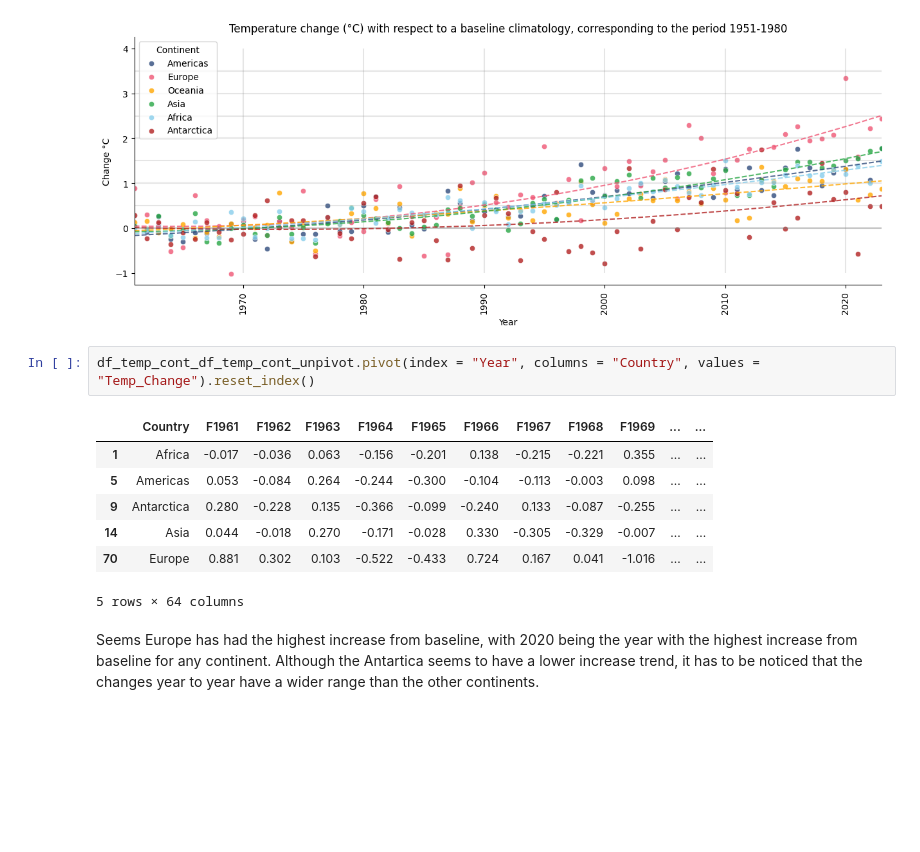
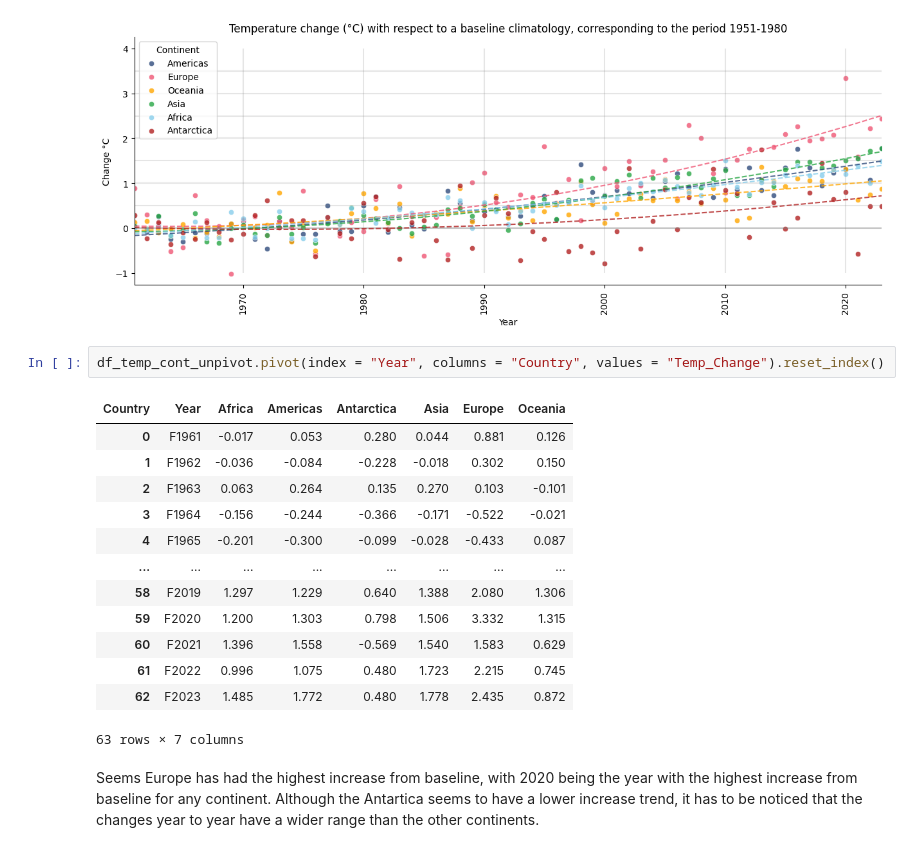
Before and after one commit to VarenkaRico/VarenkaRico.github.io, a Jupyter notebook: IMF_ClimateData/ChangeTemp_Analysis.ipynb, the cells around one changed output. Drawn from its saved outputs; the diff is of its cells as text; blank space fills up the shorter version.

```diff
--- a/IMF_ClimateData/ChangeTemp_Analysis.ipynb
+++ b/IMF_ClimateData/ChangeTemp_Analysis.ipynb
@@ -411,15 +411,21 @@ plt.show()
 # %% [output]
 [figure]
 # %%
-df_temp_cont_df_temp_cont_unpivot.pivot(index = "Year", columns = "Country", values = "Temp_Change").reset_index()
+df_temp_cont_unpivot.pivot(index = "Year", columns = "Country", values = "Temp_Change").reset_index()
 # %% [output]
-|  | Country | F1961 | F1962 | F1963 | F1964 | F1965 | F1966 | F1967 | F1968 | F1969 | ... | ... |
-| 1 | Africa | -0.017 | -0.036 | 0.063 | -0.156 | -0.201 | 0.138 | -0.215 | -0.221 | 0.355 | ... | ... |
-| 5 | Americas | 0.053 | -0.084 | 0.264 | -0.244 | -0.300 | -0.104 | -0.113 | -0.003 | 0.098 | ... | ... |
-| 9 | Antarctica | 0.280 | -0.228 | 0.135 | -0.366 | -0.099 | -0.240 | 0.133 | -0.087 | -0.255 | ... | ... |
-| 14 | Asia | 0.044 | -0.018 | 0.270 | -0.171 | -0.028 | 0.330 | -0.305 | -0.329 | -0.007 | ... | ... |
-| 70 | Europe | 0.881 | 0.302 | 0.103 | -0.522 | -0.433 | 0.724 | 0.167 | 0.041 | -1.016 | ... | ... |
+| Country | Year | Africa | Americas | Antarctica | Asia | Europe | Oceania |
+| 0 | F1961 | -0.017 | 0.053 | 0.280 | 0.044 | 0.881 | 0.126 |
+| 1 | F1962 | -0.036 | -0.084 | -0.228 | -0.018 | 0.302 | 0.150 |
+| 2 | F1963 | 0.063 | 0.264 | 0.135 | 0.270 | 0.103 | -0.101 |
+| 3 | F1964 | -0.156 | -0.244 | -0.366 | -0.171 | -0.522 | -0.021 |
+| 4 | F1965 | -0.201 | -0.300 | -0.099 | -0.028 | -0.433 | 0.087 |
+| ... | ... | ... | ... | ... | ... | ... | ... |
+| 58 | F2019 | 1.297 | 1.229 | 0.640 | 1.388 | 2.080 | 1.306 |
+| 59 | F2020 | 1.200 | 1.303 | 0.798 | 1.506 | 3.332 | 1.315 |
+| 60 | F2021 | 1.396 | 1.558 | -0.569 | 1.540 | 1.583 | 0.629 |
+| 61 | F2022 | 0.996 | 1.075 | 0.480 | 1.723 | 2.215 | 0.745 |
+| 62 | F2023 | 1.485 | 1.772 | 0.480 | 1.778 | 2.435 | 0.872 |
-5 rows × 64 columns
+63 rows × 7 columns
 # %% [markdown]
 Seems Europe has had the highest increase from baseline, with 2020 being the year with the highest increase from baseline for any continent. Although the Antartica seems to have a lower increase trend, it has to be noticed that the changes year to year have a wider range than the other continents.
 # %%
```
Also changed, not shown: parts of 11 cells of this notebook, 5 other files.
